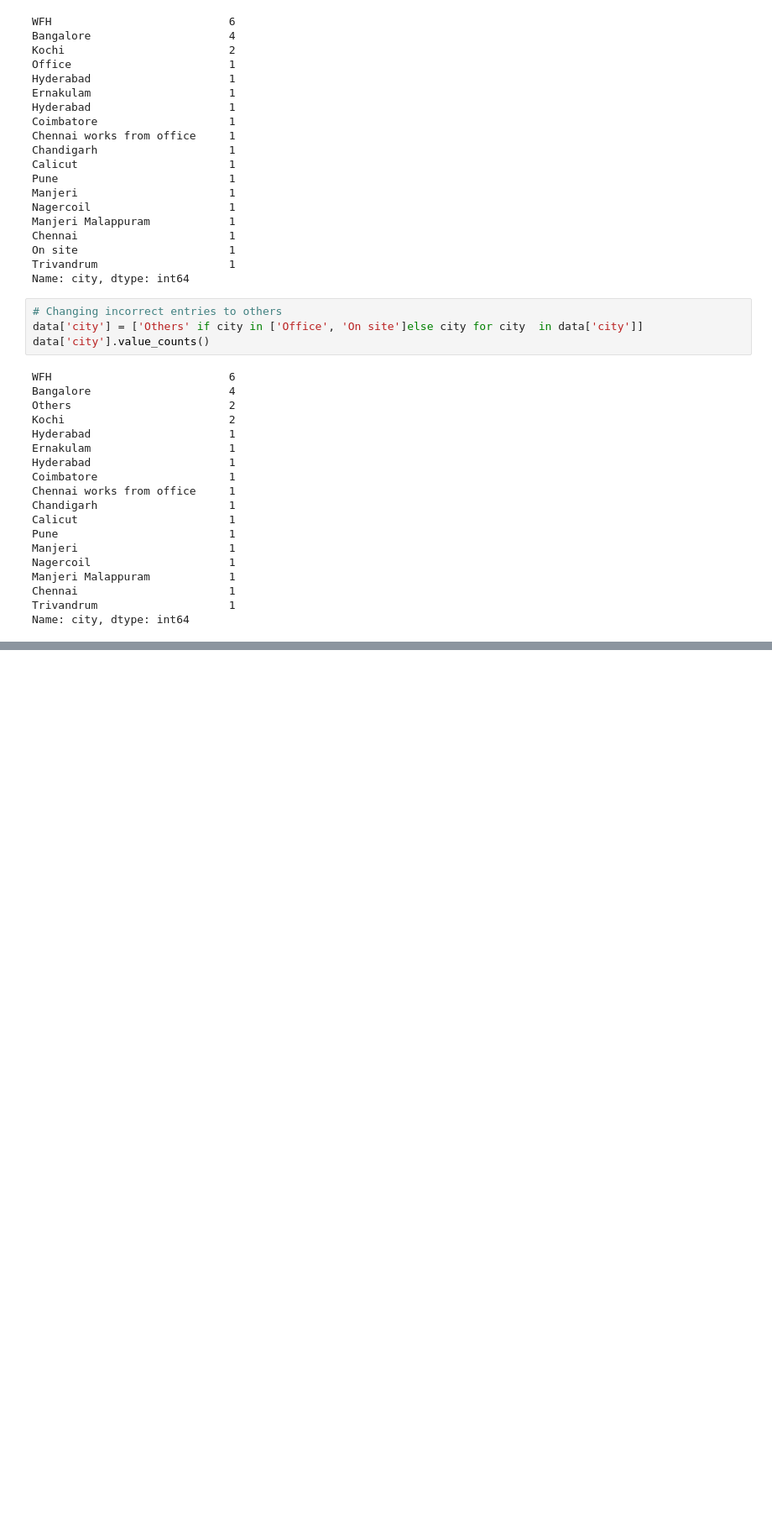
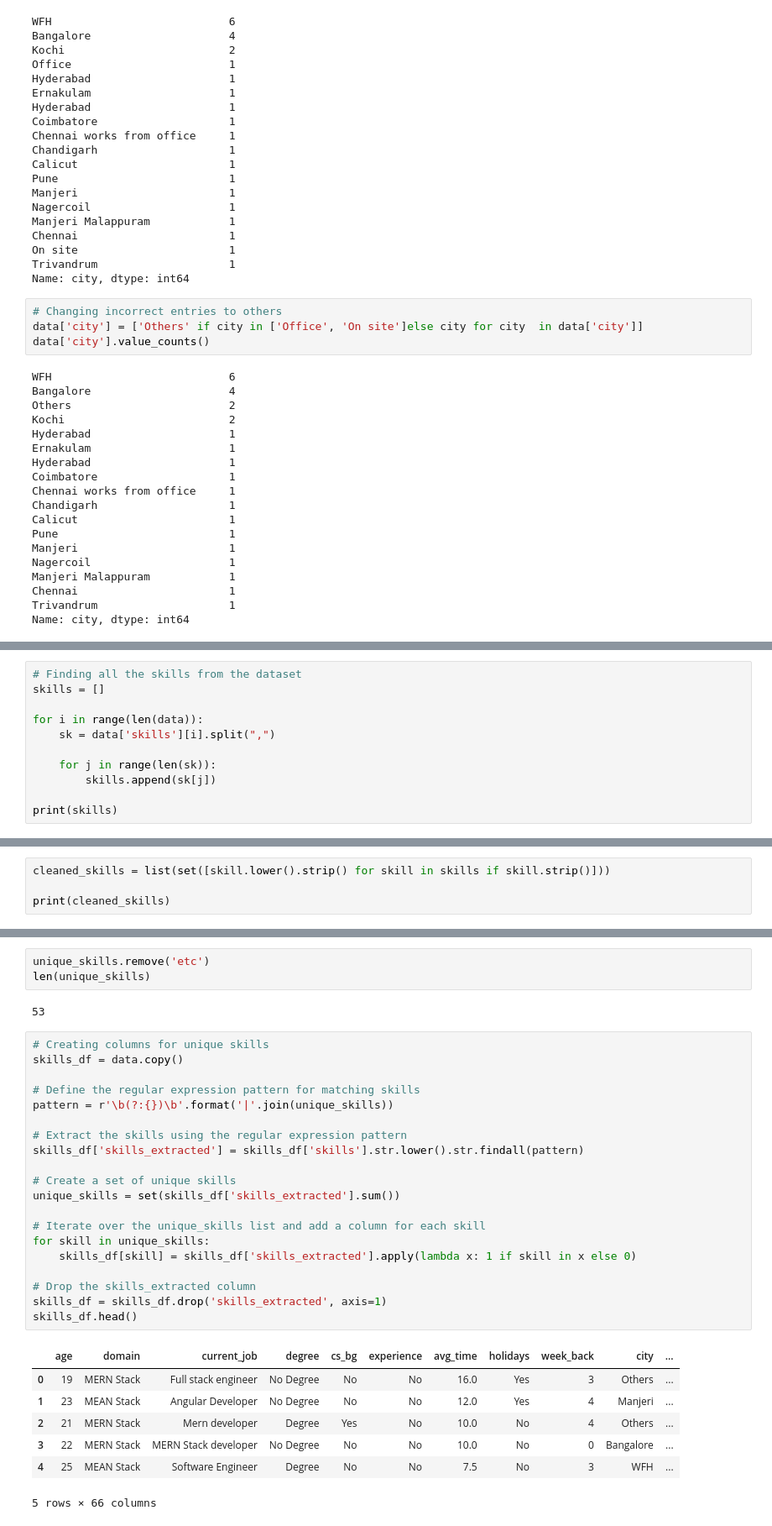
Before and after one commit to mubarakmayyeri/worth-machine-learning, a Jupyter notebook: data_collection/data_collection.ipynb, the cells around one changed output, grey strips where cells are left out. Shown at 84% size. Drawn from its saved outputs; the diff is of its cells as text; blank space fills up the shorter version.

Commit message:
cleaned gform data

```diff
--- a/data_collection/data_collection.ipynb
+++ b/data_collection/data_collection.ipynb
@@ -197,0 +201,11 @@ Name: city, dtype: int64
+# %%
+# Finding all the skills from the dataset
+skills = []
+
+for i in range(len(data)):
+    sk = data['skills'][i].split(",")
+
+    for j in range(len(sk)):
+        skills.append(sk[j])
+
+print(skills)
@@ -197,0 +214,4 @@ Name: city, dtype: int64
+# %%
+cleaned_skills = list(set([skill.lower().strip() for skill in skills if skill.strip()]))
+
+print(cleaned_skills)
@@ -197,0 +276,33 @@ Name: city, dtype: int64
+# %%
+unique_skills.remove('etc')
+len(unique_skills)
+# %% [output]
+53
+# %%
+# Creating columns for unique skills
+skills_df = data.copy()
+
+# Define the regular expression pattern for matching skills
+pattern = r'\b(?:{})\b'.format('|'.join(unique_skills))
+
+# Extract the skills using the regular expression pattern
+skills_df['skills_extracted'] = skills_df['skills'].str.lower().str.findall(pattern)
+
+# Create a set of unique skills
+unique_skills = set(skills_df['skills_extracted'].sum())
+
+# Iterate over the unique_skills list and add a column for each skill
+for skill in unique_skills:
+    skills_df[skill] = skills_df['skills_extracted'].apply(lambda x: 1 if skill in x else 0)
+
+# Drop the skills_extracted column
+skills_df = skills_df.drop('skills_extracted', axis=1)
+skills_df.head()
+# %% [output]
+|  | age | domain | current_job | degree | cs_bg | experience | avg_time | holidays | week_back | city | ... |
+| 0 | 19 | MERN Stack | Full stack engineer | No Degree | No | No | 16.0 | Yes | 3 | Others | ... |
+| 1 | 23 | MEAN Stack | Angular Developer | No Degree | No | No | 12.0 | Yes | 4 | Manjeri | ... |
+| 2 | 21 | MERN Stack | Mern developer | Degree | Yes | No | 10.0 | No | 4 | Others | ... |
+| 3 | 22 | MERN Stack | MERN Stack developer | No Degree | No | No | 10.0 | No | 0 | Bangalore | ... |
+| 4 | 25 | MEAN Stack | Software Engineer | Degree | No | No | 7.5 | No | 3 | WFH | ... |
+5 rows × 66 columns
```
Also changed, not shown: parts of 15 cells of this notebook, 2 other files.
